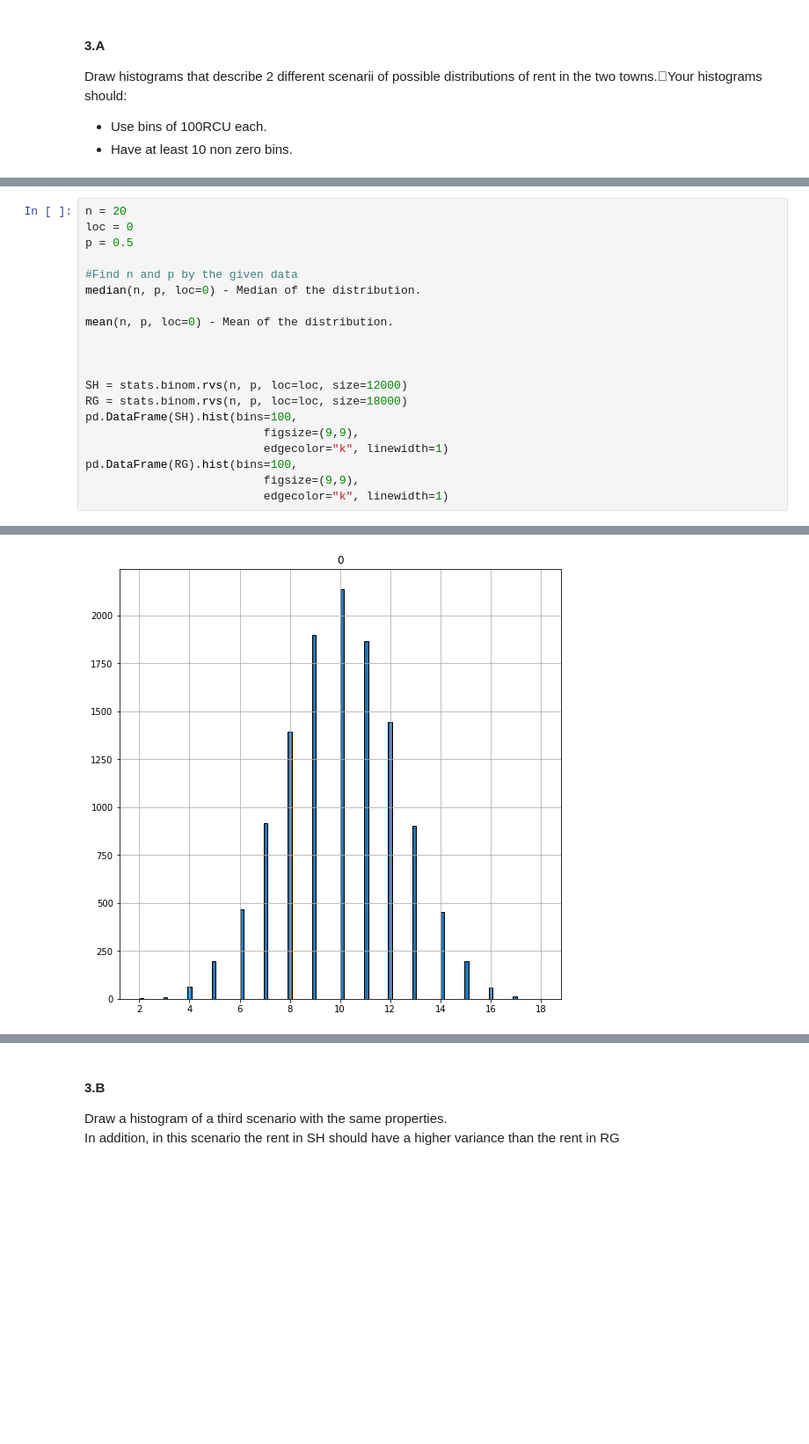
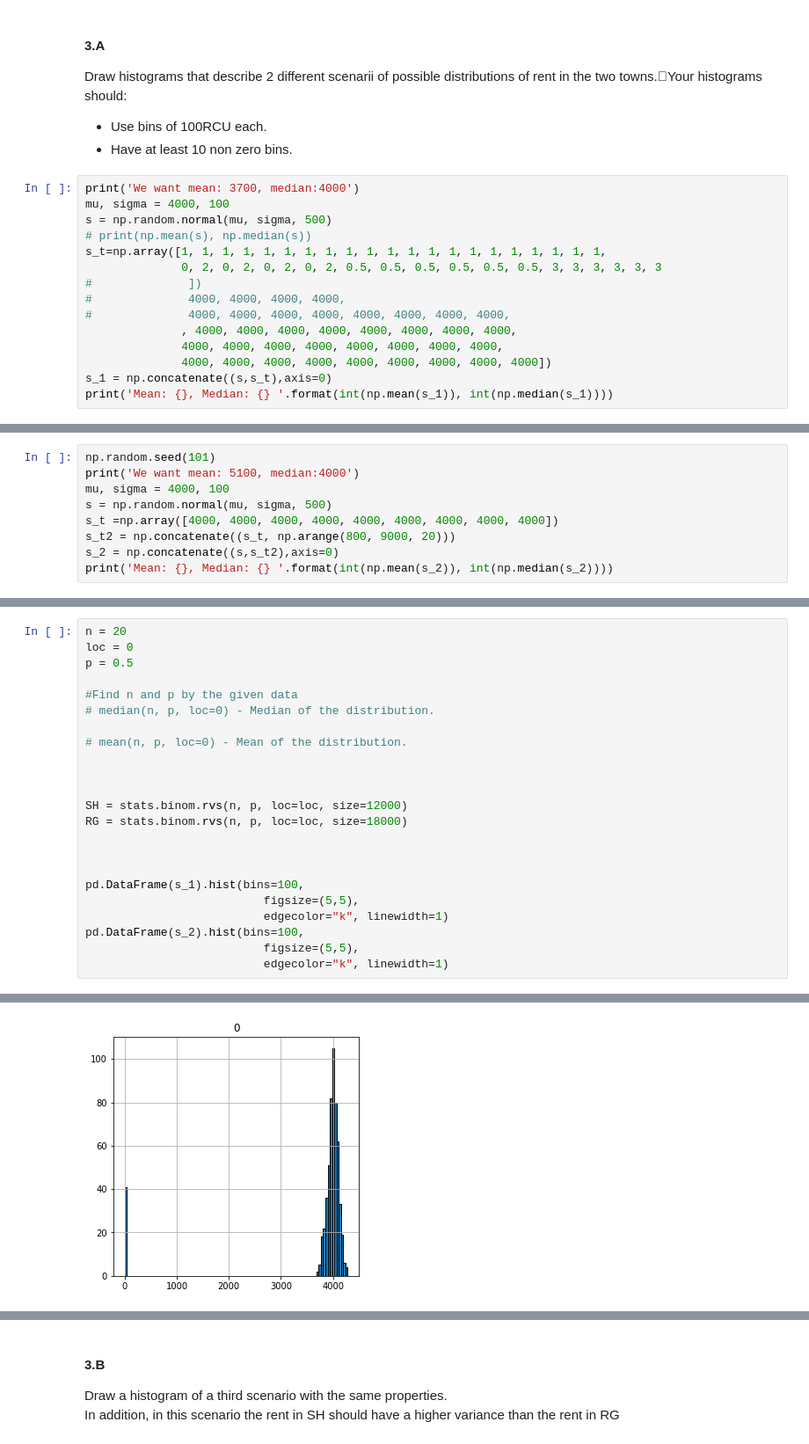
Before and after one commit to mayakerem/StatisticsDataAnalysis, a Jupyter notebook: HW1.ipynb, the cells around one changed output, grey strips where cells are left out. Shown at 88% size. Saved outputs shown, nothing was run; the diff lists cells and outputs as text; blank space fills up the shorter version.

```diff
--- a/HW1.ipynb
+++ b/HW1.ipynb
@@ -139,2 +163,17 @@ Draw histograms that describe 2 different scenarii of possible distributions of
 * Use bins of 100RCU each.
 * Have at least 10 non zero bins.
+# %%
+print('We want mean: 3700, median:4000')
+mu, sigma = 4000, 100
+s = np.random.normal(mu, sigma, 500)
+# print(np.mean(s), np.median(s))
+s_t=np.array([1, 1, 1, 1, 1, 1, 1, 1, 1, 1, 1, 1, 1, 1, 1, 1, 1, 1, 1, 1, 1,
+              0, 2, 0, 2, 0, 2, 0, 2, 0.5, 0.5, 0.5, 0.5, 0.5, 0.5, 3, 3, 3, 3, 3, 3
+#              ])
+#              4000, 4000, 4000, 4000,
+#              4000, 4000, 4000, 4000, 4000, 4000, 4000, 4000,
+              , 4000, 4000, 4000, 4000, 4000, 4000, 4000, 4000,
+              4000, 4000, 4000, 4000, 4000, 4000, 4000, 4000,
+              4000, 4000, 4000, 4000, 4000, 4000, 4000, 4000, 4000])
+s_1 = np.concatenate((s,s_t),axis=0)
+print('Mean: {}, Median: {} '.format(int(np.mean(s_1)), int(np.median(s_1))))
@@ -140,0 +183,9 @@ Draw histograms that describe 2 different scenarii of possible distributions of
+# %%
+np.random.seed(101)
+print('We want mean: 5100, median:4000')
+mu, sigma = 4000, 100
+s = np.random.normal(mu, sigma, 500)
+s_t =np.array([4000, 4000, 4000, 4000, 4000, 4000, 4000, 4000, 4000])
+s_t2 = np.concatenate((s_t, np.arange(800, 9000, 20)))
+s_2 = np.concatenate((s,s_t2),axis=0)
+print('Mean: {}, Median: {} '.format(int(np.mean(s_2)), int(np.median(s_2))))
@@ -141,24 +219,27 @@ Draw histograms that describe 2 different scenarii of possible distributions of
 # %%
 n = 20
 loc = 0
 p = 0.5
 
 #Find n and p by the given data
-median(n, p, loc=0) - Median of the distribution.
+# median(n, p, loc=0) - Median of the distribution.
 
-mean(n, p, loc=0) - Mean of the distribution.
+# mean(n, p, loc=0) - Mean of the distribution.
 
 
 
 SH = stats.binom.rvs(n, p, loc=loc, size=12000)
 RG = stats.binom.rvs(n, p, loc=loc, size=18000)
-pd.DataFrame(SH).hist(bins=100,
-                          figsize=(9,9),
+
+
+
+pd.DataFrame(s_1).hist(bins=100,
+                          figsize=(5,5),
                           edgecolor="k", linewidth=1)
-pd.DataFrame(RG).hist(bins=100,
-                          figsize=(9,9),
+pd.DataFrame(s_2).hist(bins=100,
+                          figsize=(5,5),
                           edgecolor="k", linewidth=1)
 # %% [output]
 array([[<matplotlib.axes._subplots.AxesSubplot object at 0x...>]],
       dtype=object)
-[figure, old version]
+[figure, new version]
```
Also changed, not shown: parts of 9 cells of this notebook.
